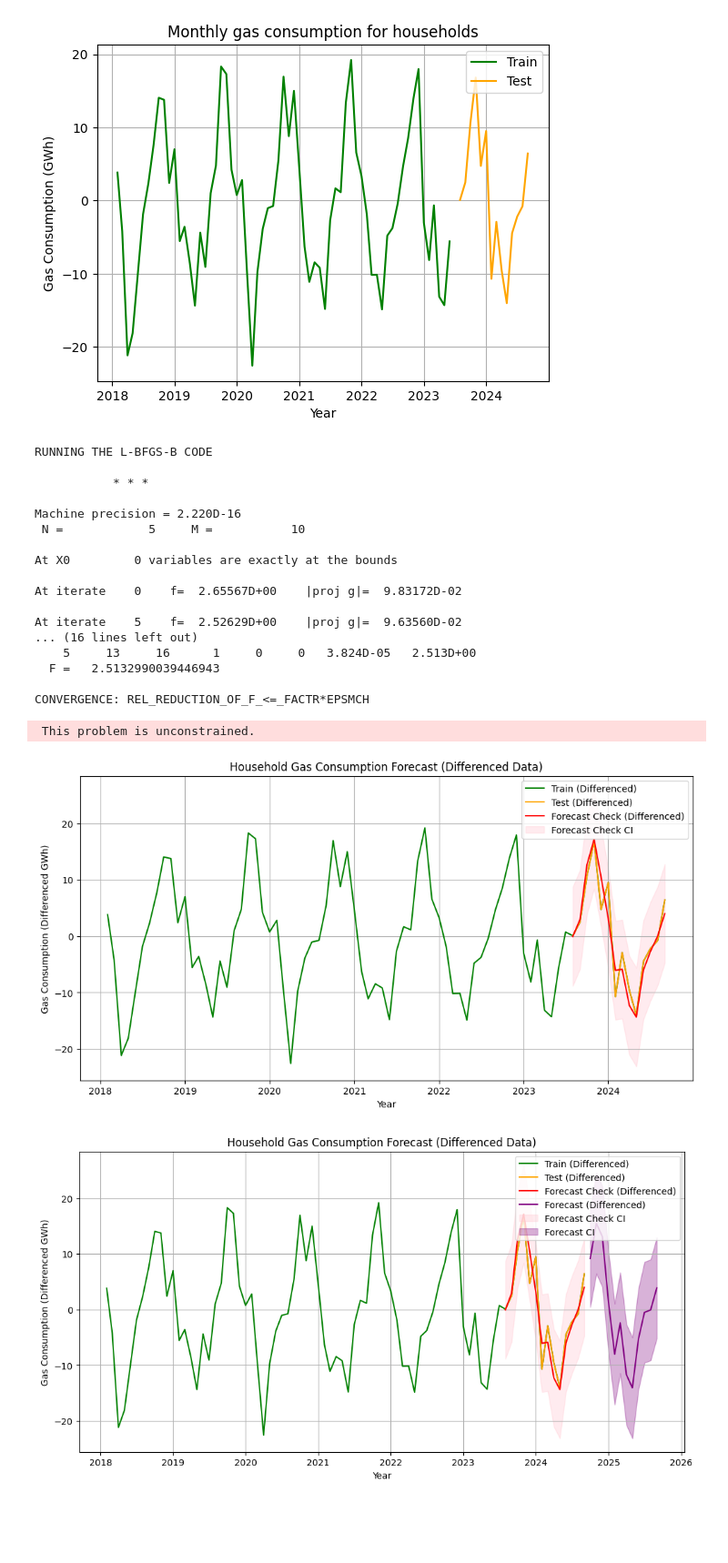
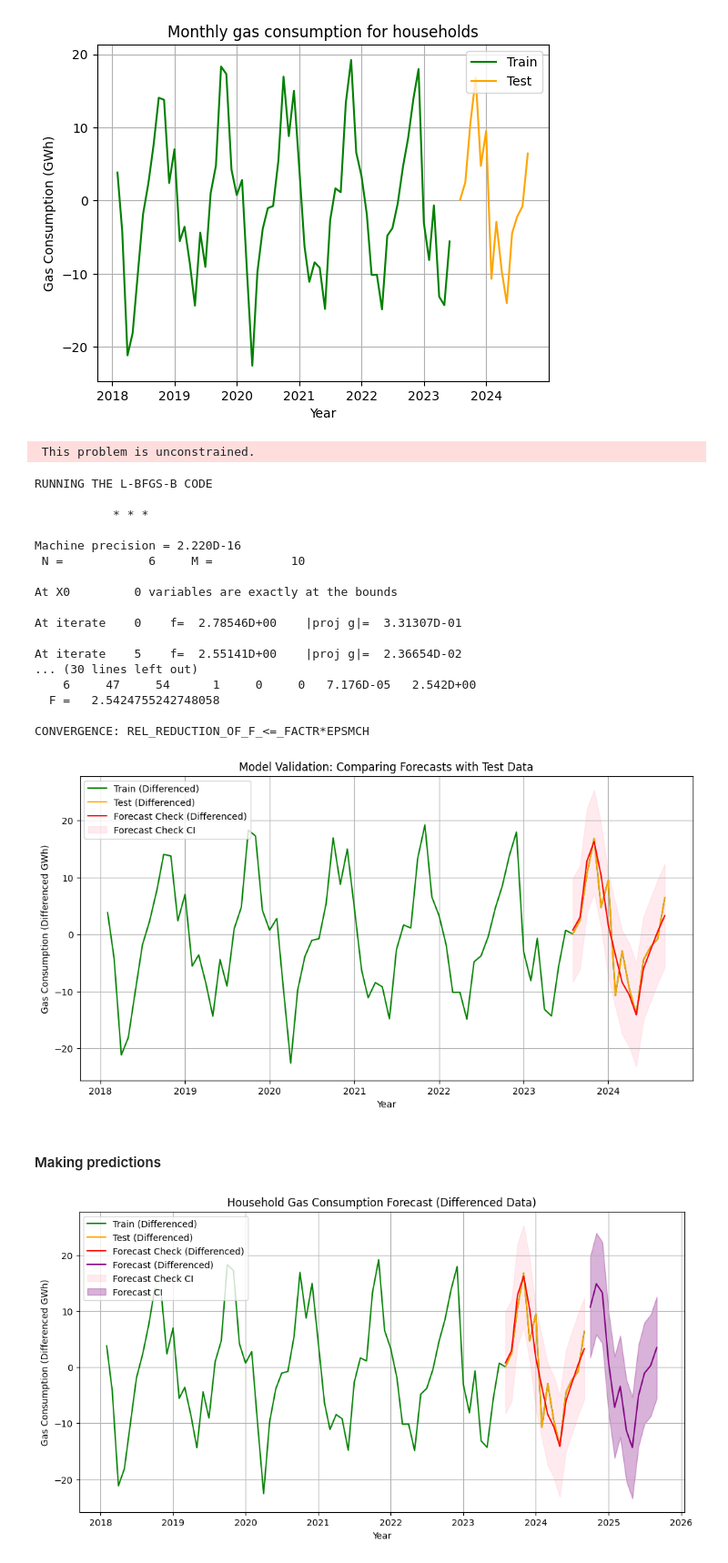
Before and after one commit to Kate-217/pogramming_for_data_analytics, a Jupyter notebook: project/forecasting.ipynb, the cells around one changed output. Shown at 91% size. Cells and saved outputs as stored; diff of their text form; code cells hidden in the pictures; blank space fills up the shorter version.

```diff
--- a/project/forecasting.ipynb
+++ b/project/forecasting.ipynb
@@ -159,31 +141,31 @@ plt.show()
 # %%
 # Define SARIMA parameters
 # Assuming monthly seasonality
-p, d, q = 1, 1, 1
+p, d, q = 1, 1, 2
 P, D, Q, s = 1, 1, 1, 12
 
 # Fit the SARIMA model
 model = SARIMAX(diff_train, order=(p, d, q), seasonal_order=(P, D, Q, s))
 results = model.fit()
 # %% [output]
-RUNNING THE L-BFGS-B CODE
-
-           * * *
-
-Machine precision = 2.220D-16
- N =            5     M =           10
-
-At X0         0 variables are exactly at the bounds
-
-At iterate    0    f=  2.65567D+00    |proj g|=  9.83172D-02
-
-At iterate    5    f=  2.52629D+00    |proj g|=  9.63560D-02
-... (16 lines left out)
-    5     13     16      1     0     0   3.824D-05   2.513D+00
-  F =   2.5132990039446943
-
-CONVERGENCE: REL_REDUCTION_OF_F_<=_FACTR*EPSMCH
+ This problem is unconstrained.
- This problem is unconstrained.
+RUNNING THE L-BFGS-B CODE
+
+           * * *
+
+Machine precision = 2.220D-16
+ N =            6     M =           10
+
+At X0         0 variables are exactly at the bounds
+
+At iterate    0    f=  2.78546D+00    |proj g|=  3.31307D-01
+
+At iterate    5    f=  2.55141D+00    |proj g|=  2.36654D-02
+... (30 lines left out)
+    6     47     54      1     0     0   7.176D-05   2.542D+00
+  F =   2.5424755242748058
+
+CONVERGENCE: REL_REDUCTION_OF_F_<=_FACTR*EPSMCH
 # %%
 # Getting prediction for test data
 forecast_test = results.get_prediction(start=test.index[0], end=test.index[-1])
@@ -202,12 +184,14 @@ plt.fill_between(forecast_test_ci.index,
                  forecast_test_ci.iloc[:, 1],
                  color='pink', alpha=0.3, label='Forecast Check CI')
 
-plt.title("Household Gas Consumption Forecast (Differenced Data)")
+plt.title("Model Validation: Comparing Forecasts with Test Data")
 plt.xlabel("Year")
 plt.ylabel("Gas Consumption (Differenced GWh)")
-plt.legend(loc='upper right')
+plt.legend(loc='upper left')
 plt.grid()
 plt.show()
 # %% [output]
-[figure, old version]
+[figure, new version]
+# %% [markdown]
+#### Making predictions
 # %%
@@ -221,29 +204,29 @@ forecast_ci = forecast.conf_int()
 # %%
 # Plot the differenced data
 plt.figure(figsize=(12, 6))
 
 plt.plot(diff_train.index, diff_train['xs_business_houses'], label='Train (Differenced)', color='green')
 plt.plot(test.index, test['xs_business_houses'], label='Test (Differenced)', color='orange')
 plt.plot(forecast_test_mean.index, forecast_test_mean, label='Forecast Check (Differenced)', color='red')
 plt.plot(forecast_mean.index, forecast_mean, label='Forecast (Differenced)', color='purple')
 
 # confidence intervals
 plt.fill_between(forecast_test_ci.index,
                  forecast_test_ci.iloc[:, 0],
                  forecast_test_ci.iloc[:, 1],
                  color='pink', alpha=0.3, label='Forecast Check CI')
 
 plt.fill_between(forecast_ci.index,
                  forecast_ci.iloc[:, 0],
                  forecast_ci.iloc[:, 1],
                  color='purple', alpha=0.3, label='Forecast CI')
 
 
 plt.title("Household Gas Consumption Forecast (Differenced Data)")
 plt.xlabel("Year")
 plt.ylabel("Gas Consumption (Differenced GWh)")
-plt.legend(loc='upper right')
+plt.legend(loc='upper left')
 plt.grid()
 plt.show()
 # %% [output]
-[figure, old version]
+[figure, new version]
```
Also changed, not shown: parts of 3 cells of this notebook.
